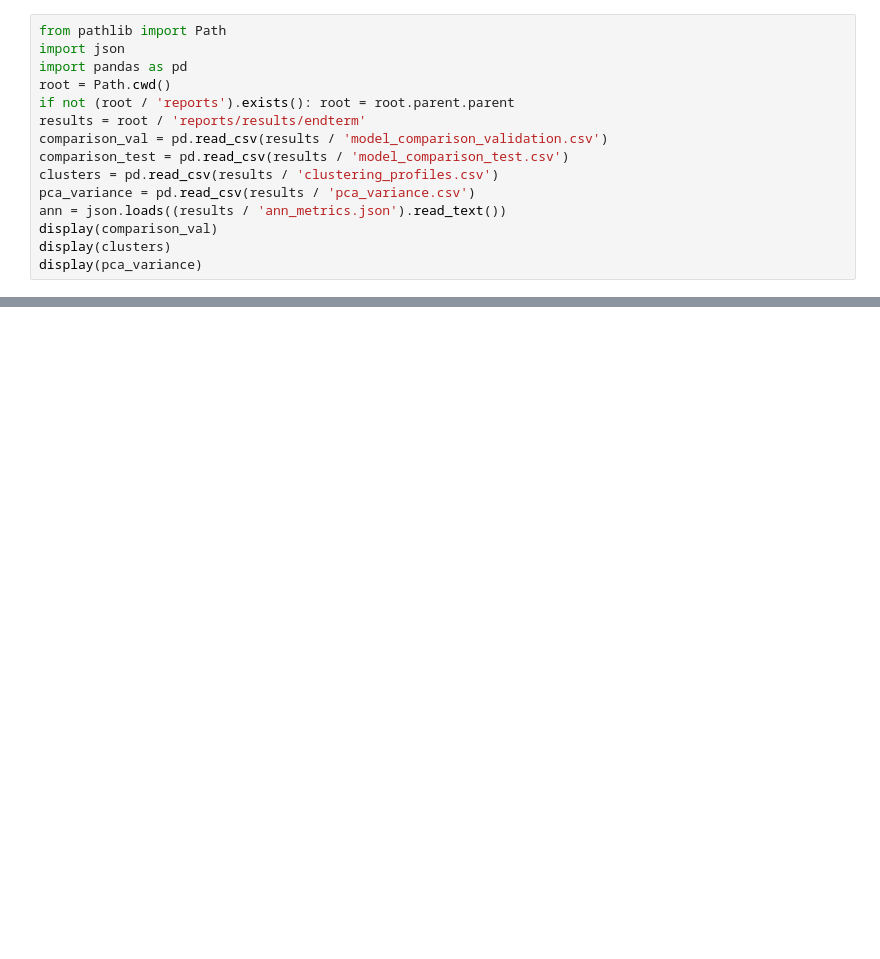
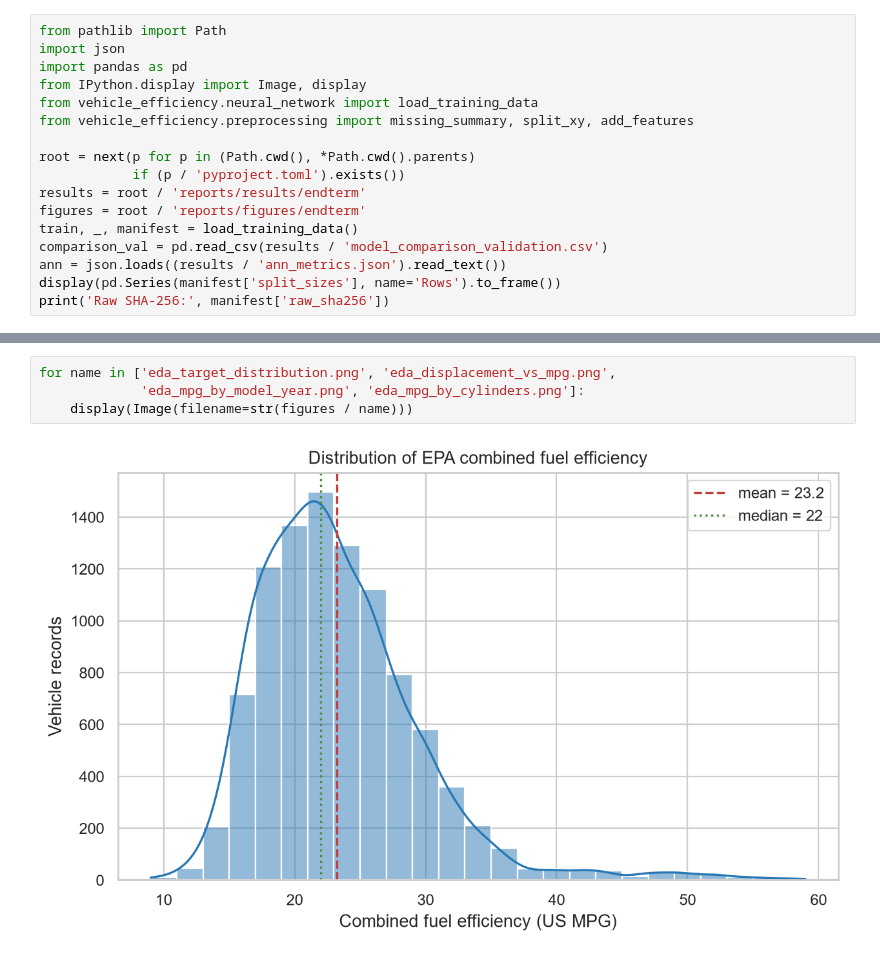
Before and after one commit to btwamibatman/vehicle-fuel-efficiency-ml, a Jupyter notebook: notebooks/endterm/project.ipynb, the cells around one changed output, grey strips where cells are left out. Cells and saved outputs as stored; diff of their text form; blank space fills up the shorter version.

```diff
--- a/notebooks/endterm/project.ipynb
+++ b/notebooks/endterm/project.ipynb
@@ -10,14 +8,16 @@ The EPA/FuelEconomy.gov snapshot contains 13,975 prepared rows after the 2015+ a
 from pathlib import Path
 import json
 import pandas as pd
-root = Path.cwd()
-if not (root / 'reports').exists(): root = root.parent.parent
+from IPython.display import Image, display
+from vehicle_efficiency.neural_network import load_training_data
+from vehicle_efficiency.preprocessing import missing_summary, split_xy, add_features
+
+root = next(p for p in (Path.cwd(), *Path.cwd().parents)
+            if (p / 'pyproject.toml').exists())
 results = root / 'reports/results/endterm'
+figures = root / 'reports/figures/endterm'
+train, _, manifest = load_training_data()
 comparison_val = pd.read_csv(results / 'model_comparison_validation.csv')
-comparison_test = pd.read_csv(results / 'model_comparison_test.csv')
-clusters = pd.read_csv(results / 'clustering_profiles.csv')
-pca_variance = pd.read_csv(results / 'pca_variance.csv')
 ann = json.loads((results / 'ann_metrics.json').read_text())
-display(comparison_val)
-display(clusters)
-display(pca_variance)
+display(pd.Series(manifest['split_sizes'], name='Rows').to_frame())
+print('Raw SHA-256:', manifest['raw_sha256'])
@@ -33,0 +70,6 @@ K-Means uses only cylinders and displacement after training-only median imputati
+# %%
+for name in ['eda_target_distribution.png', 'eda_displacement_vs_mpg.png',
+             'eda_mpg_by_model_year.png', 'eda_mpg_by_cylinders.png']:
+    display(Image(filename=str(figures / name)))
+# %% [output]
+[figure, added]
```
Also changed, not shown: parts of 31 cells of this notebook, 24 other files.
